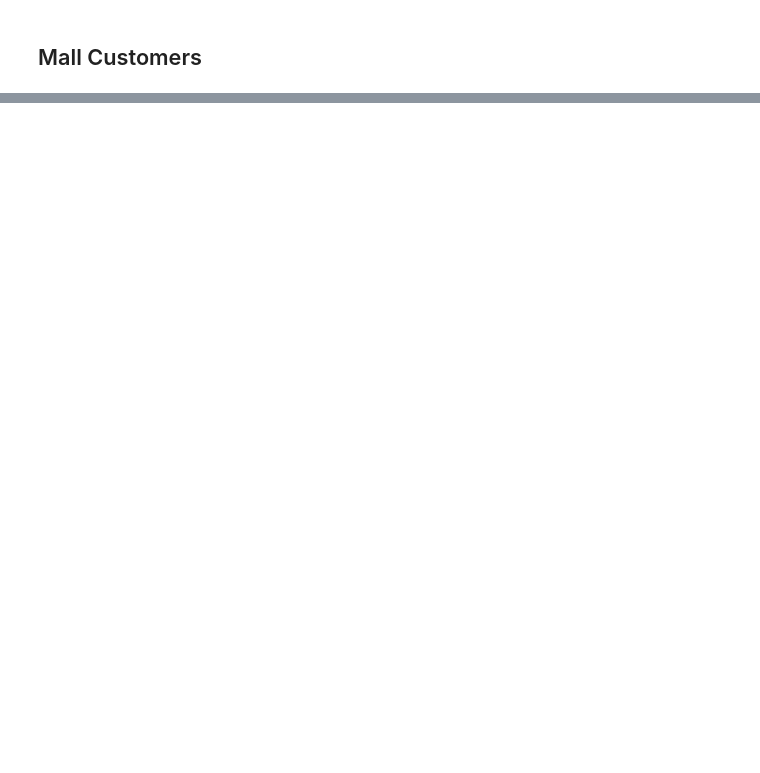
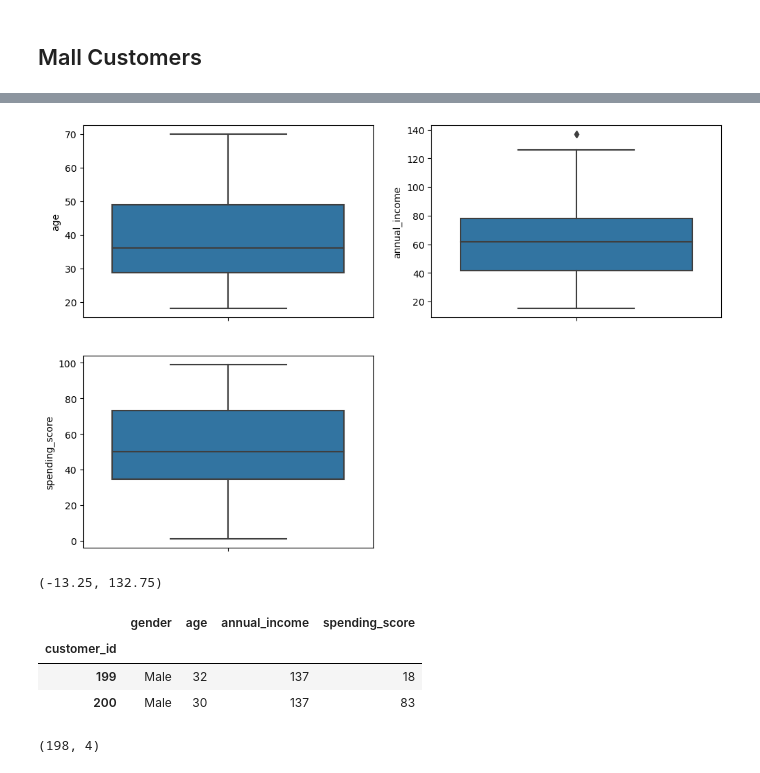
Before and after one commit to Segura-Jorge/clustering-exercises, a Jupyter notebook: zillow.ipynb, the cells around one changed output, grey strips where cells are left out. Drawn from its saved outputs; the diff is of its cells as text; code cells hidden in the pictures; blank space fills up the shorter version.

```diff
--- a/zillow.ipynb
+++ b/zillow.ipynb
@@ -118,0 +190,37 @@ Data columns (total 25 columns):
+# %%
+# visualize outliers using boxplots:
+
+plt.figure(figsize = (12,8))
+plt.subplot(221)
+sns.boxplot(y = mall_df.age)
+
+plt.subplot(222)
+sns.boxplot(y = mall_df.annual_income)
+
+plt.subplot(223)
+sns.boxplot(y = mall_df.spending_score)
+plt.show()
+# %% [output]
+[figure, added]
+# %%
+# Calculate q1, q3 and iqr for income
+
+q1 = mall_df.annual_income.quantile(0.25)
+q3 = mall_df.annual_income.quantile(0.75)
+iqr = q3 - q1
+k = 1.5
+
+# calculate upper and lower ranges
+upper_bound_income =  q3 + k * iqr
+lower_bound_income =  q1 - k * iqr
+
+lower_bound_income, upper_bound_income
+# %% [output]
+(-13.25, 132.75)
+# %%
+mall_df[mall_df.annual_income > upper_bound_income]
+# %% [output]
+|  | gender | age | annual_income | spending_score |
+| customer_id |  |  |  |  |
+| 199 | Male | 32 | 137 | 18 |
+| 200 | Male | 30 | 137 | 83 |
@@ -118,0 +239,7 @@ Data columns (total 25 columns):
+# %%
+# use the outlier function defined above to handle outliers in numeric columns. k = 1.5
+
+mall_df = outlier_function(mall_df, ['age', 'spending_score', 'annual_income'], 1.5)
+mall_df.shape
+# %% [output]
+(198, 4)
```
Also changed, not shown: parts of 27 cells of this notebook, 4 other files.
